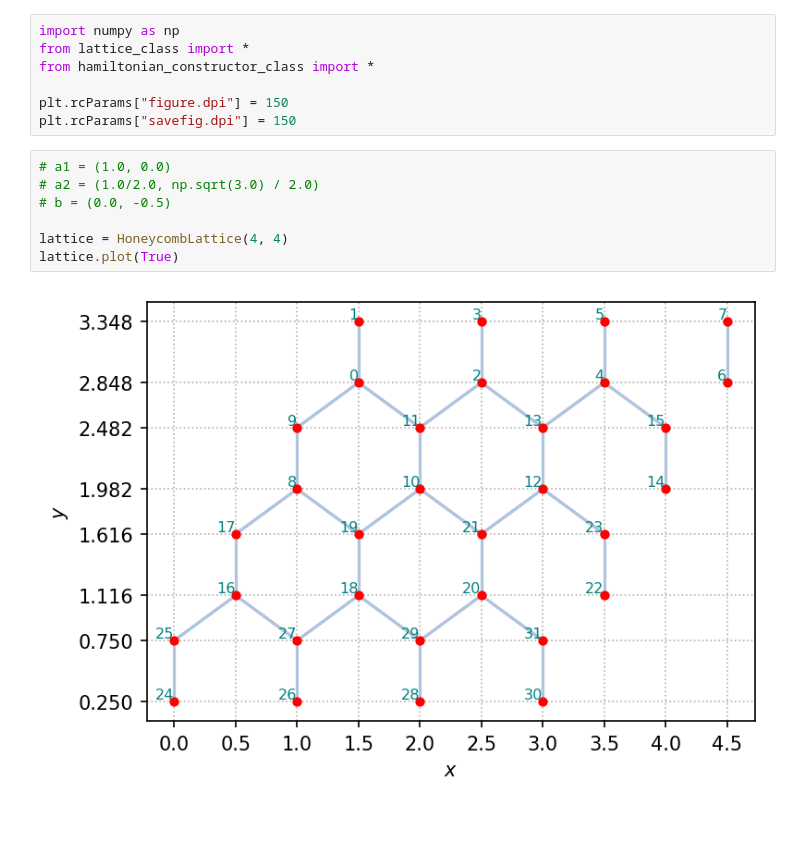
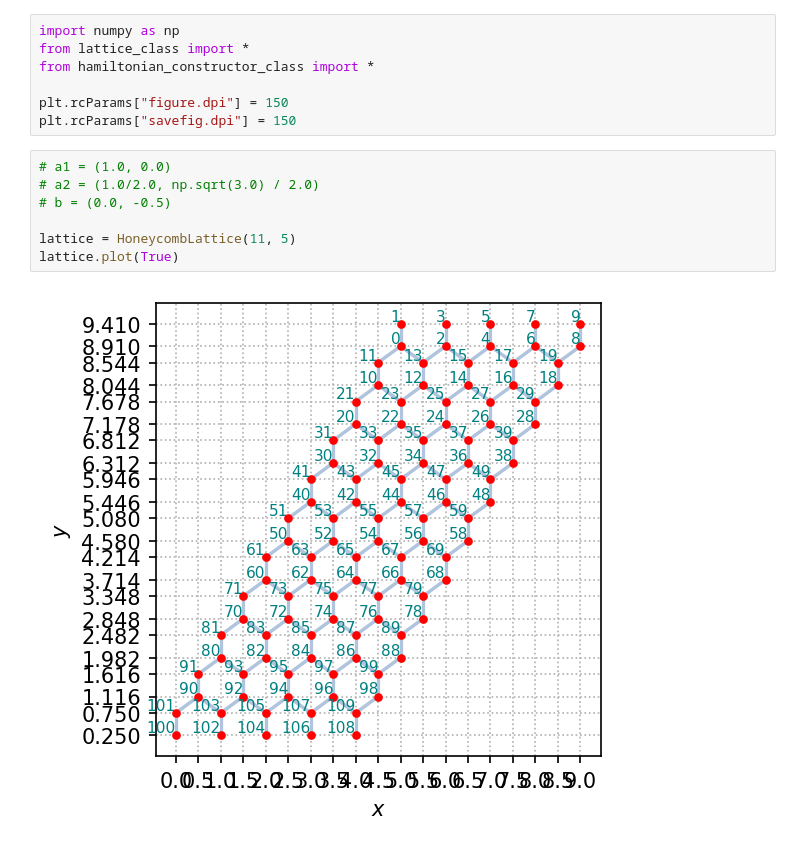
Before and after one commit to isschoch/chiral-p-wave-on-buckyball-geometry, a Jupyter notebook: lattice_class_testing.ipynb, the cells around one changed output. Saved outputs shown, nothing was run; the diff lists cells and outputs as text; blank space fills up the shorter version.

```diff
--- a/lattice_class_testing.ipynb
+++ b/lattice_class_testing.ipynb
@@ -8,9 +8,9 @@ plt.rcParams["savefig.dpi"] = 150
 # %%
 # a1 = (1.0, 0.0)
 # a2 = (1.0/2.0, np.sqrt(3.0) / 2.0)
 # b = (0.0, -0.5)
 
-lattice = HoneycombLattice(4, 4)
+lattice = HoneycombLattice(11, 5)
 lattice.plot(True)
 # %% [output]
-[figure, old version]
+[figure, new version]
```
Also changed, not shown: 1 other file.
